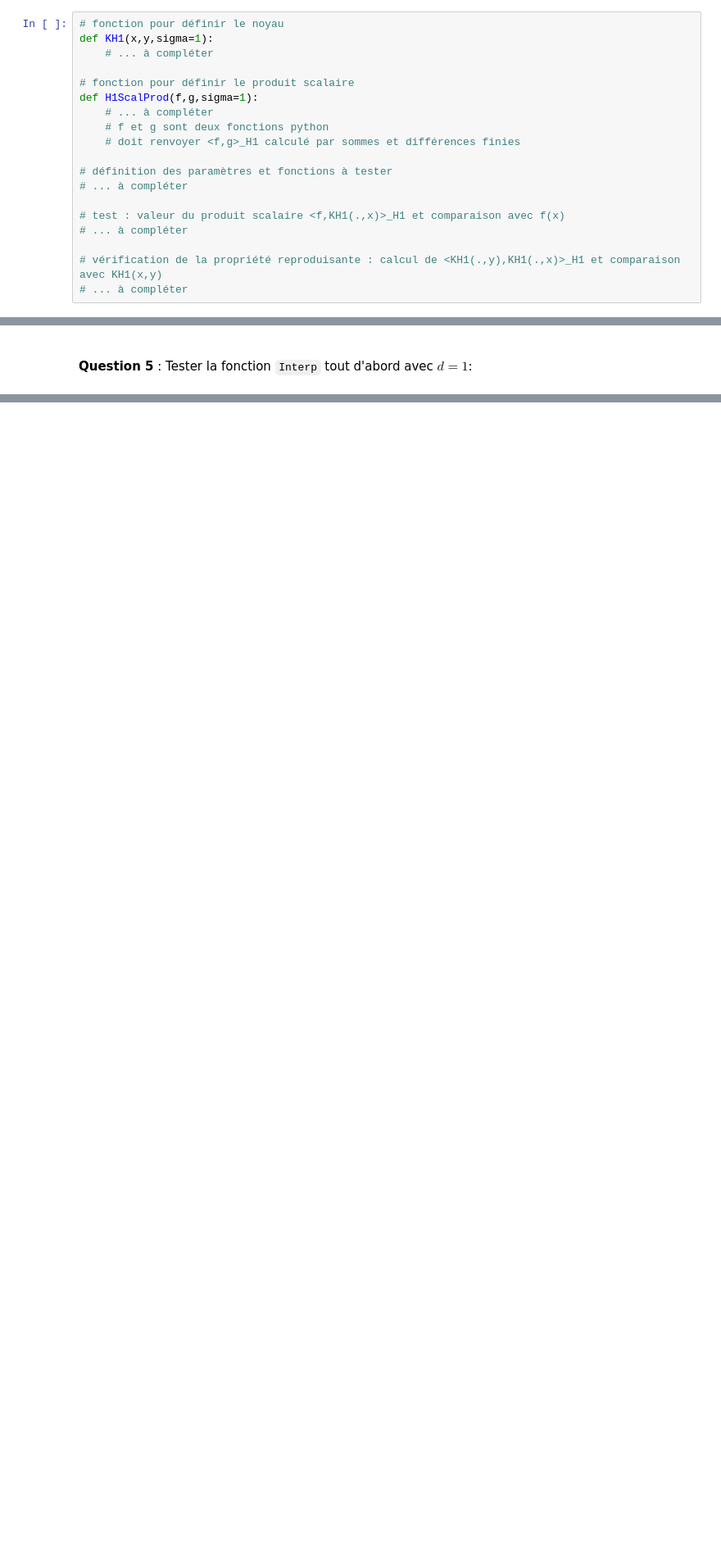
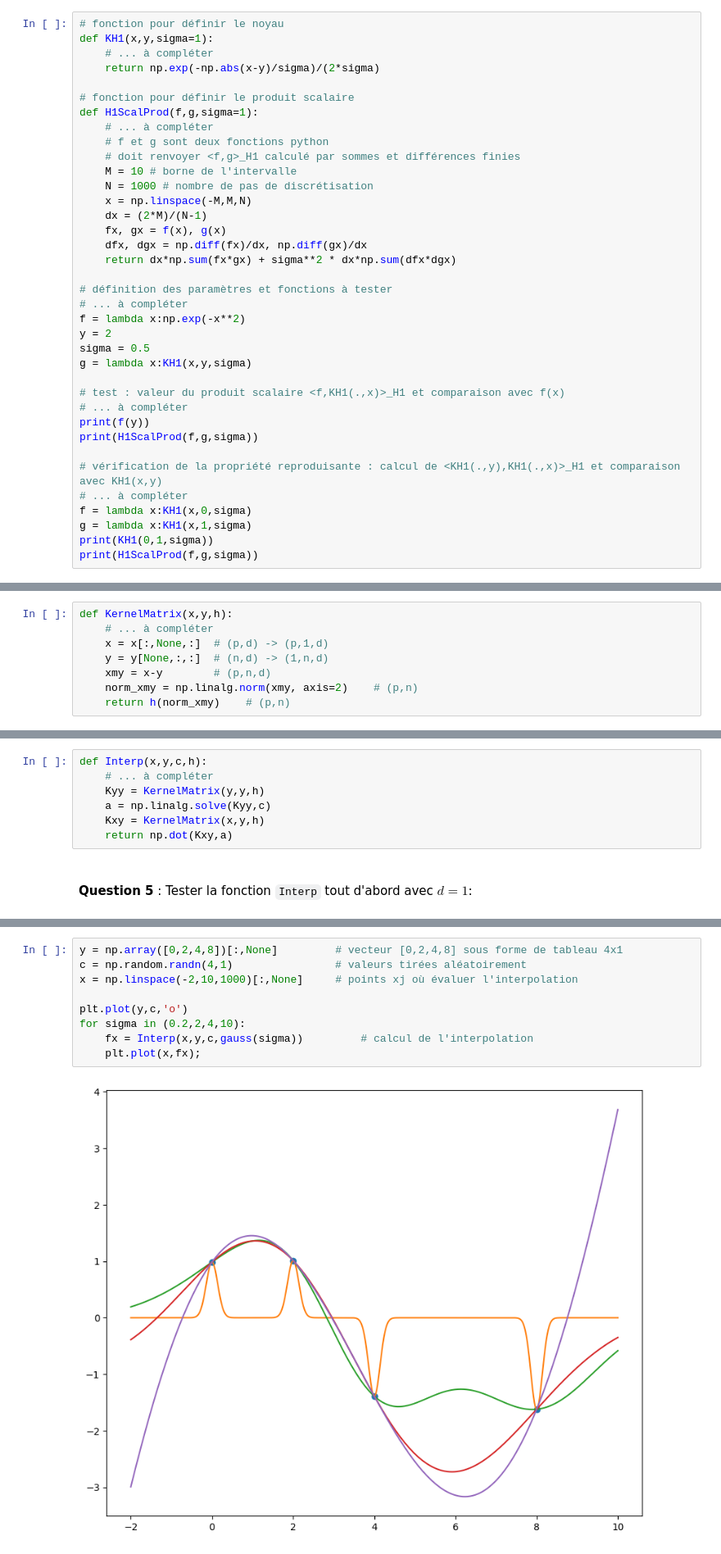
Before and after one commit to joanglaunes/GEF, a Jupyter notebook: TP1_GEF_init.ipynb, the cells around one changed output, grey strips where cells are left out. Shown at 82% size. Saved outputs shown, nothing was run; the diff lists cells and outputs as text; blank space fills up the shorter version.

```diff
--- a/TP1_GEF_init.ipynb
+++ b/TP1_GEF_init.ipynb
@@ -44,19 +44,37 @@ from mpl_toolkits.mplot3d import Axes3D
 # fonction pour définir le noyau
 def KH1(x,y,sigma=1):
     # ... à compléter
+    return np.exp(-np.abs(x-y)/sigma)/(2*sigma)
 
 # fonction pour définir le produit scalaire
 def H1ScalProd(f,g,sigma=1):
     # ... à compléter
     # f et g sont deux fonctions python
     # doit renvoyer <f,g>_H1 calculé par sommes et différences finies
+    M = 10 # borne de l'intervalle
+    N = 1000 # nombre de pas de discrétisation
+    x = np.linspace(-M,M,N)
+    dx = (2*M)/(N-1)
+    fx, gx = f(x), g(x)
+    dfx, dgx = np.diff(fx)/dx, np.diff(gx)/dx
+    return dx*np.sum(fx*gx) + sigma**2 * dx*np.sum(dfx*dgx)
 
 # définition des paramètres et fonctions à tester
 # ... à compléter
+f = lambda x:np.exp(-x**2)
+y = 2
+sigma = 0.5
+g = lambda x:KH1(x,y,sigma)
 
 # test : valeur du produit scalaire <f,KH1(.,x)>_H1 et comparaison avec f(x)
 # ... à compléter
+print(f(y))
+print(H1ScalProd(f,g,sigma))
 
 # vérification de la propriété reproduisante : calcul de <KH1(.,y),KH1(.,x)>_H1 et comparaison avec KH1(x,y)
 # ... à compléter
+f = lambda x:KH1(x,0,sigma)
+g = lambda x:KH1(x,1,sigma)
+print(KH1(0,1,sigma))
+print(H1ScalProd(f,g,sigma))
 # %% [output]
@@ -100,3 +118,11 @@ def KernelMatrix(x,y,h):
+# %%
+def KernelMatrix(x,y,h):
+    # ... à compléter
+    x = x[:,None,:]  # (p,d) -> (p,1,d)
+    y = y[None,:,:]  # (n,d) -> (1,n,d)
+    xmy = x-y        # (p,n,d)
+    norm_xmy = np.linalg.norm(xmy, axis=2)    # (p,n)
+    return h(norm_xmy)    # (p,n)
 # %% [markdown]
 <br>
 Voici un exemple de son utilisation :
@@ -124,3 +165,10 @@ def Interp(x,y,c,h):
+# %%
+def Interp(x,y,c,h):
+    # ... à compléter
+    Kyy = KernelMatrix(y,y,h)
+    a = np.linalg.solve(Kyy,c)
+    Kxy = KernelMatrix(x,y,h)
+    return np.dot(Kxy,a)
 # %% [markdown]
 <br>
 
@@ -138,6 +188,17 @@ plt.plot(x,fx);
 <br>
 
 Tester ensuite le même problème en changeant l'échelle du noyau : on prendra ainsi $h(u)=e^{-u^2/\sigma^2}$ pour $\sigma\in\{0.2,2,4,10\}$. Afficher sur le même graphique les différentes solutions. Tester également l'interpolation avec des noyaux de Cauchy : $h(u)=\frac1{1+u^2/\sigma^2}$.
+# %%
+y = np.array([0,2,4,8])[:,None]         # vecteur [0,2,4,8] sous forme de tableau 4x1
+c = np.random.randn(4,1)                # valeurs tirées aléatoirement
+x = np.linspace(-2,10,1000)[:,None]     # points xj où évaluer l'interpolation
+
+plt.plot(y,c,'o')
+for sigma in (0.2,2,4,10):
+    fx = Interp(x,y,c,gauss(sigma))         # calcul de l'interpolation
+    plt.plot(x,fx);
+# %% [output]
+[figure, added]
 # %% [markdown]
 <br>
 <br>
```
Also changed, not shown: parts of 24 cells of this notebook, 1 other file.
